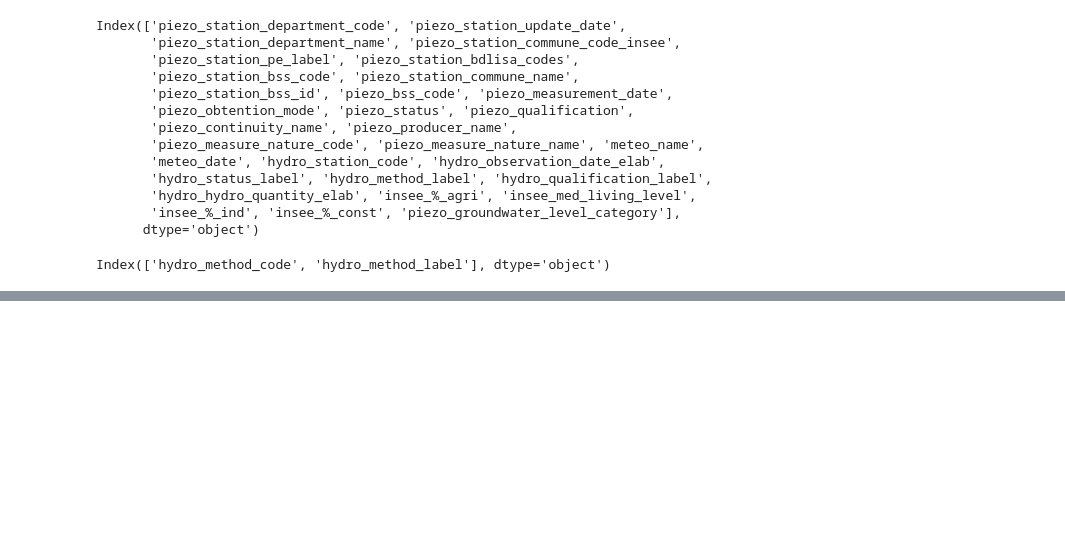
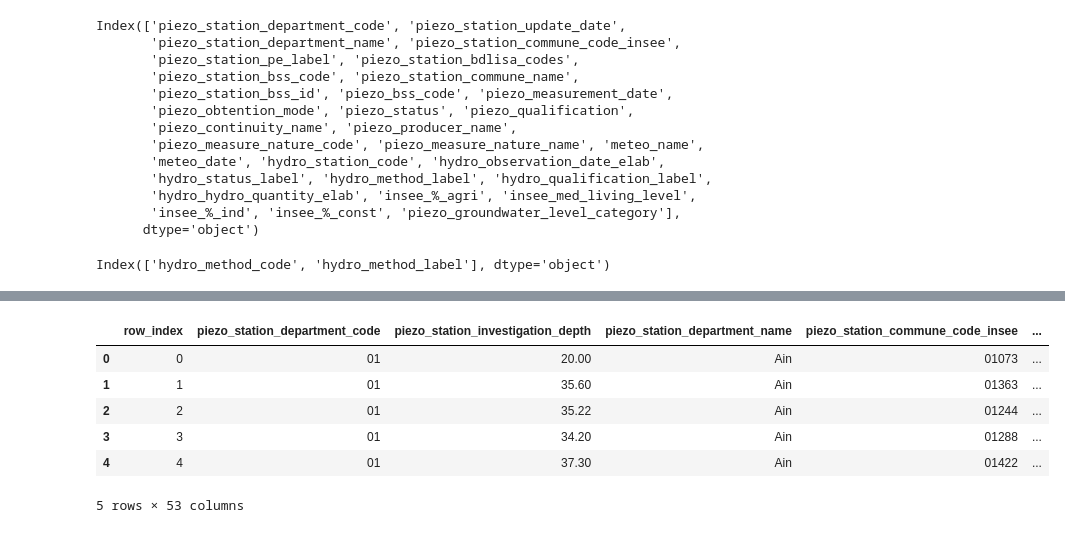
Before and after one commit to LaTurboTeam/HiParis5, a Jupyter notebook: Arold/exploration2.ipynb, the cells around one changed output, grey strips where cells are left out. Drawn from its saved outputs; the diff is of its cells as text; code cells hidden in the pictures; blank space fills up the shorter version.

```diff
--- a/Arold/exploration2.ipynb
+++ b/Arold/exploration2.ipynb
@@ -137,4 +137,4 @@ print(identical_columns)
 # %% [output]
 Index(['hydro_method_code', 'hydro_method_label'], dtype='object')
 # %%
-df.drop(columns="hydro_method_code")
+df=df.drop(columns="hydro_method_code")
@@ -154,0 +141,9 @@ df.drop(columns="hydro_method_code")
+# %%
+df=df.drop(columns="piezo_station_update_date")
+# %%
+# Conversion de la colonne en format datetime
+df['piezo_measurement_date'] = pd.to_datetime(df['piezo_measurement_date'])
+
+# Création des colonnes 'mois' et 'année'
+df['mois'] = df['piezo_measurement_date'].dt.month
+df['année'] = df['piezo_measurement_date'].dt.year
@@ -154,0 +164,10 @@ df.drop(columns="hydro_method_code")
+# %%
+df.head()
+# %% [output]
+|  | row_index | piezo_station_department_code | piezo_station_investigation_depth | piezo_station_department_name | piezo_station_commune_code_insee | ... |
+| 0 | 0 | 01 | 20.00 | Ain | 01073 | ... |
+| 1 | 1 | 01 | 35.60 | Ain | 01363 | ... |
+| 2 | 2 | 01 | 35.22 | Ain | 01244 | ... |
+| 3 | 3 | 01 | 34.20 | Ain | 01288 | ... |
+| 4 | 4 | 01 | 37.30 | Ain | 01422 | ... |
+5 rows × 53 columns
```
Also changed, not shown: parts of 15 cells of this notebook.
